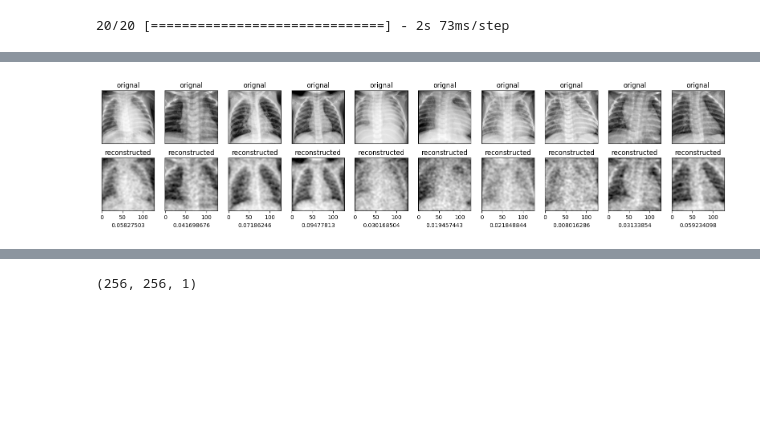
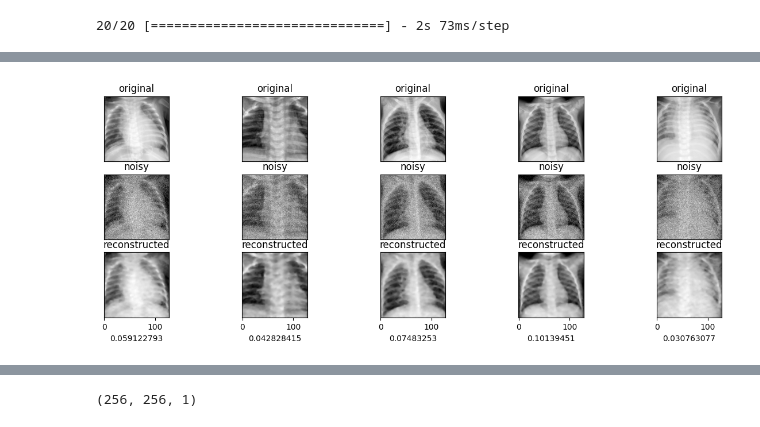
Before and after one commit to Christofferfuglkjaer/AUBachelor25, a Jupyter notebook: Kode/AE made in tensorflow.ipynb, the cells around one changed output, grey strips where cells are left out. Cells and saved outputs as stored; diff of their text form; code cells hidden in the pictures; blank space fills up the shorter version.

```diff
--- a/Kode/AE made in tensorflow.ipynb
+++ b/Kode/AE made in tensorflow.ipynb
@@ -74,12 +74,12 @@ print (x_test.shape)
 (4708, 128, 128)
 (624, 128, 128)
 # %%
-noise_factor = 0.2
+noise_factor = 0.09
 x_train_noisy = x_train + noise_factor * tf.random.normal(shape=x_train.shape)
 x_test_noisy = x_test + noise_factor * tf.random.normal(shape=x_test.shape)
 
-x_train_noisy = tf.clip_by_value(x_train_noisy, clip_value_min=0., clip_value_max=1.)
-x_test_noisy = tf.clip_by_value(x_test_noisy, clip_value_min=0., clip_value_max=1.)
+x_train_noisy = tf.clip_by_value(x_train_noisy, clip_value_min=0., clip_value_max=2.)
+x_test_noisy = tf.clip_by_value(x_test_noisy, clip_value_min=0., clip_value_max=2.)
 # %%
 n = 10
 plt.figure(figsize=(20, 2))
@@ -228,10 +228,10 @@ Trainable params: 166849 (651.75 KB)
 Non-trainable params: 0 (0.00 Byte)
 __________________________________________________________________________________________________
 # %%
-autoencoder.compile(optimizer=tf.keras.optimizers.legacy.Adam(learning_rate=0.005), loss=losses.MeanSquaredError())
+autoencoder.compile(optimizer=tf.keras.optimizers.legacy.Adam(learning_rate=0.0001), loss=losses.MeanSquaredError())
 autoencoder.fit(x_train_noisy, x_train,
-                epochs=15,
-                batch_size = 128,
+                epochs=50,
+                batch_size = 16,
                 shuffle=True,
                 validation_data=(x_test_noisy, x_test))
 # %% [output]
@@ -266,27 +264,38 @@ AttributeError: 'Functional' object has no attribute 'encoder'
 def mse(orig, res):
     return ((orig - res) ** 2).mean()
 # %%
-n = 10
-plt.figure(figsize=(20, 4))
+import matplotlib.pyplot as plt
+
+
+
+n = 5
+plt.figure(figsize=(15, 5))
 for i in range(n):
-  # display original
-  ax = plt.subplot(2, n, i + 1)
-  plt.imshow(x_test[i])
+    # display original
+    ax = plt.subplot(3, n, i + 1)
+    plt.imshow(x_test[i])
+    plt.title("original")
+    plt.gray()
+    ax.get_xaxis().set_visible(False)
+    ax.get_yaxis().set_visible(False)
 
-  plt.title("orignal")
-  plt.gray()
-  ax.get_xaxis().set_visible(False)
-  ax.get_yaxis().set_visible(False)
+    # display noisy
+    ax = plt.subplot(3, n, i + 1 + n)
+    plt.imshow(x_test_noisy[i])
+    plt.title("noisy")
+    plt.gray()
+    ax.get_xaxis().set_visible(False)
+    ax.get_yaxis().set_visible(False)
 
-  # display reconstruction
-  ax = plt.subplot(2, n, i + 1 + n)
-  plt.imshow(decoded_imgs[i])
-  plt.title("reconstructed")
-  plt.gray()
-  ax.get_xaxis().set_visible(True)
-  plt.xlabel(mse(x_test[i],decoded_imgs[i]))
-  ax.get_yaxis().set_visible(False)
+    # display reconstruction
+    ax = plt.subplot(3, n, i + 1 + 2 * n)
+    plt.imshow(decoded_imgs[i])
+    plt.title("reconstructed")
+    plt.gray()
+    ax.get_xaxis().set_visible(True)
+    plt.xlabel(mse(x_test[i], decoded_imgs[i]))
+    ax.get_yaxis().set_visible(False)
 
 plt.show()
 # %% [output]
-[figure, old version]
+[figure, new version]
```
Also changed, not shown: parts of 8 cells of this notebook.
